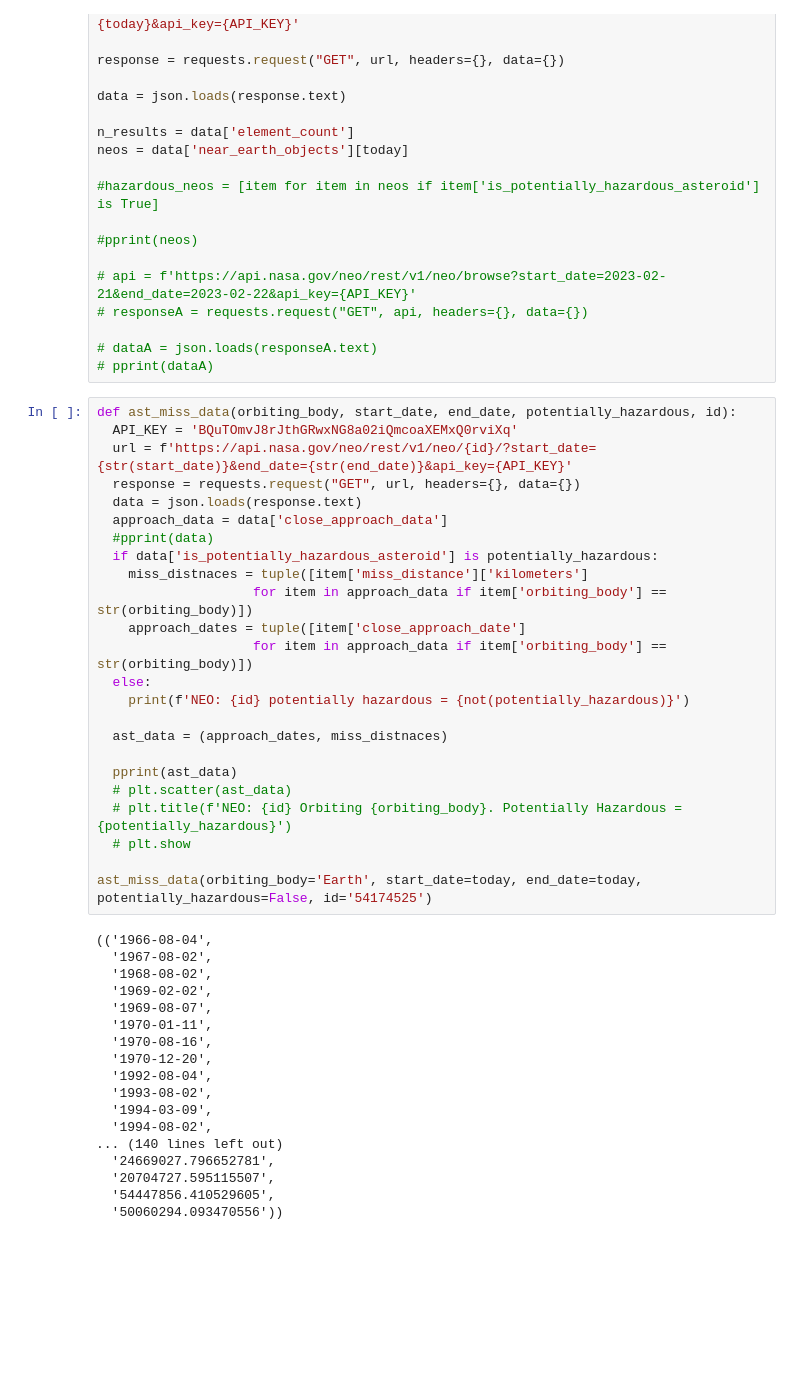
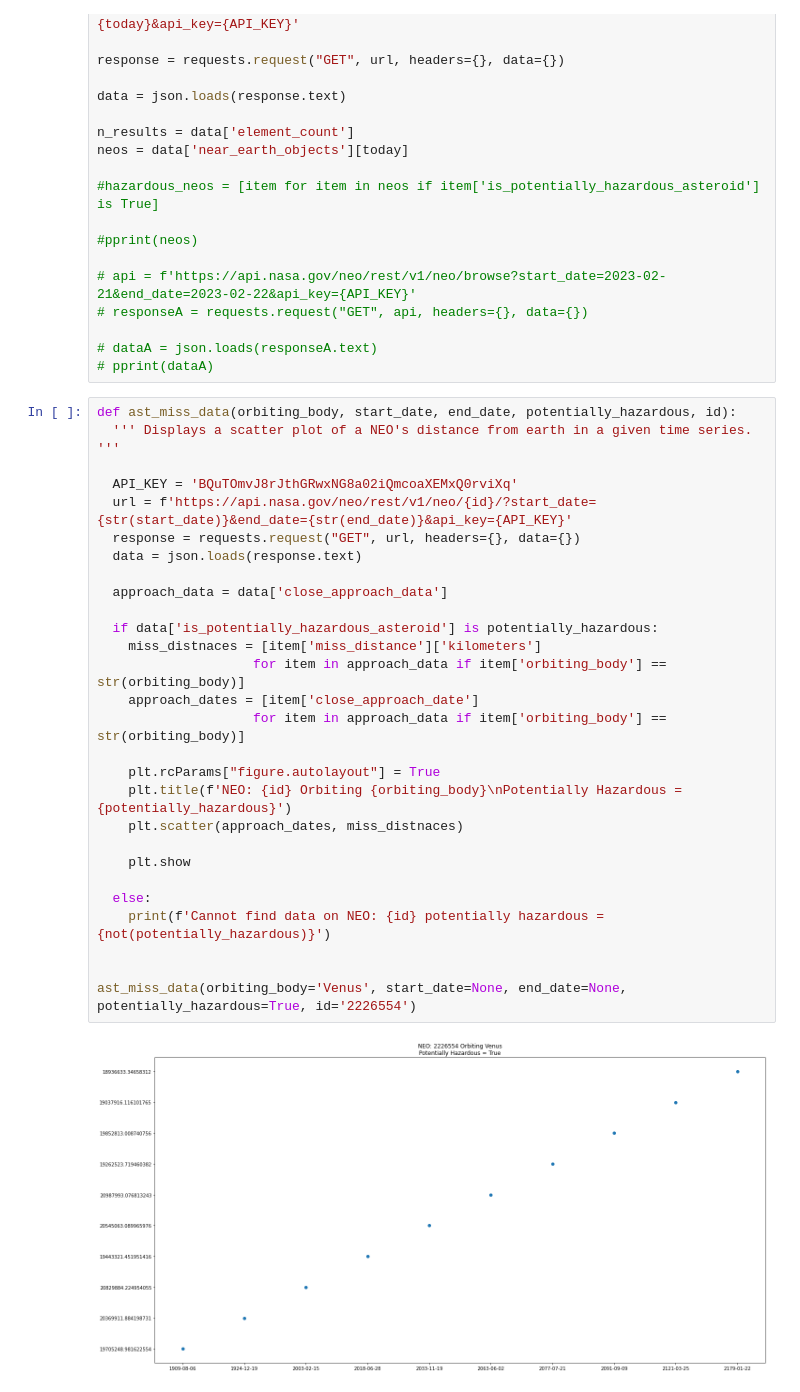
Before and after one commit to owengenge/cap-comp215, a Jupyter notebook: Project_1_Plotting_NEO's.ipynb, the cells around one changed output. Saved outputs shown, nothing was run; the diff lists cells and outputs as text; blank space fills up the shorter version.

```diff
--- a/Project_1_Plotting_NEO's.ipynb
+++ b/Project_1_Plotting_NEO's.ipynb
@@ -36,43 +36,31 @@ neos = data['near_earth_objects'][today]
 # pprint(dataA)
 # %%
 def ast_miss_data(orbiting_body, start_date, end_date, potentially_hazardous, id):
+  ''' Displays a scatter plot of a NEO's distance from earth in a given time series. '''
+
   API_KEY = 'BQuTOmvJ8rJthGRwxNG8a02iQmcoaXEMxQ0rviXq'
   url = f'https://api.nasa.gov/neo/rest/v1/neo/{id}/?start_date={str(start_date)}&end_date={str(end_date)}&api_key={API_KEY}'
   response = requests.request("GET", url, headers={}, data={})
   data = json.loads(response.text)
+
   approach_data = data['close_approach_data']
-  #pprint(data)
+
   if data['is_potentially_hazardous_asteroid'] is potentially_hazardous:
-    miss_distnaces = tuple([item['miss_distance']['kilometers']
-                    for item in approach_data if item['orbiting_body'] == str(orbiting_body)])
-    approach_dates = tuple([item['close_approach_date']
-                    for item in approach_data if item['orbiting_body'] == str(orbiting_body)])
+    miss_distnaces = [item['miss_distance']['kilometers']
+                    for item in approach_data if item['orbiting_body'] == str(orbiting_body)]
+    approach_dates = [item['close_approach_date']
+                    for item in approach_data if item['orbiting_body'] == str(orbiting_body)]
+
+    plt.rcParams["figure.autolayout"] = True
+    plt.title(f'NEO: {id} Orbiting {orbiting_body}\nPotentially Hazardous = {potentially_hazardous}')
+    plt.scatter(approach_dates, miss_distnaces)
+
+    plt.show
+
   else:
-    print(f'NEO: {id} potentially hazardous = {not(potentially_hazardous)}')
+    print(f'Cannot find data on NEO: {id} potentially hazardous = {not(potentially_hazardous)}')
 
-  ast_data = (approach_dates, miss_distnaces)
 
-  pprint(ast_data)
-  # plt.scatter(ast_data)
-  # plt.title(f'NEO: {id} Orbiting {orbiting_body}. Potentially Hazardous = {potentially_hazardous}')
-  # plt.show
-
-ast_miss_data(orbiting_body='Earth', start_date=today, end_date=today, potentially_hazardous=False, id='54174525')
+ast_miss_data(orbiting_body='Venus', start_date=None, end_date=None, potentially_hazardous=True, id='2226554')
 # %% [output]
-(('1966-08-04',
-  '1967-08-02',
-  '1968-08-02',
-  '1969-02-02',
-  '1969-08-07',
-  '1970-01-11',
-  '1970-08-16',
-  '1970-12-20',
-  '1992-08-04',
-  '1993-08-02',
-  '1994-03-09',
-  '1994-08-02',
-... (140 lines left out)
-  '24669027.796652781',
-  '20704727.595115507',
-  '54447856.410529605',
-  '50060294.093470556'))
+[figure, added]
```
